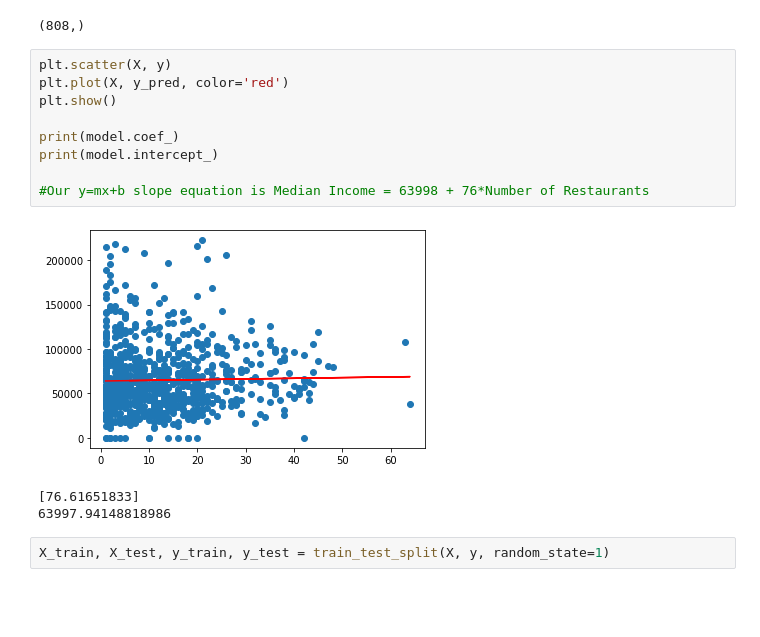
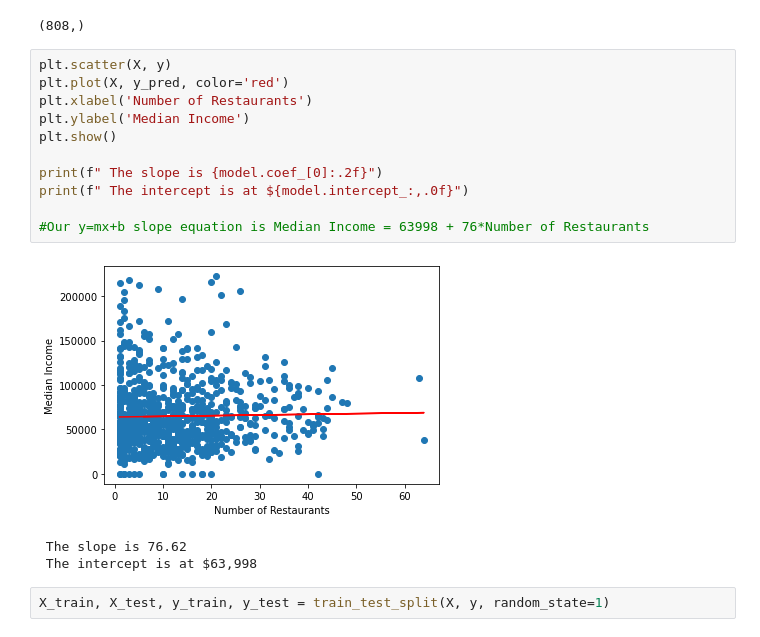
Before and after one commit to SarahGearardo/FastFoodFinal, a Jupyter notebook: ML_HH_under300k.ipynb, the cells around one changed output. Cells and saved outputs as stored; diff of their text form; blank space fills up the shorter version.

```diff
--- a/ML_HH_under300k.ipynb
+++ b/ML_HH_under300k.ipynb
@@ -38,16 +38,18 @@ print(y_pred.shape)
 # %%
 plt.scatter(X, y)
 plt.plot(X, y_pred, color='red')
+plt.xlabel('Number of Restaurants')
+plt.ylabel('Median Income')
 plt.show()
 
-print(model.coef_)
-print(model.intercept_)
+print(f" The slope is {model.coef_[0]:.2f}")
+print(f" The intercept is at ${model.intercept_:,.0f}")
 
 #Our y=mx+b slope equation is Median Income = 63998 + 76*Number of Restaurants
 # %% [output]
-[figure, old version]
+[figure, new version]
-[76.61651833]
-63997.94148818986
+ The slope is 76.62
+ The intercept is at $63,998
 # %%
 X_train, X_test, y_train, y_test = train_test_split(X, y, random_state=1)
 # %%
```
Also changed, not shown: parts of 1 cell of this notebook, 37 other files.
